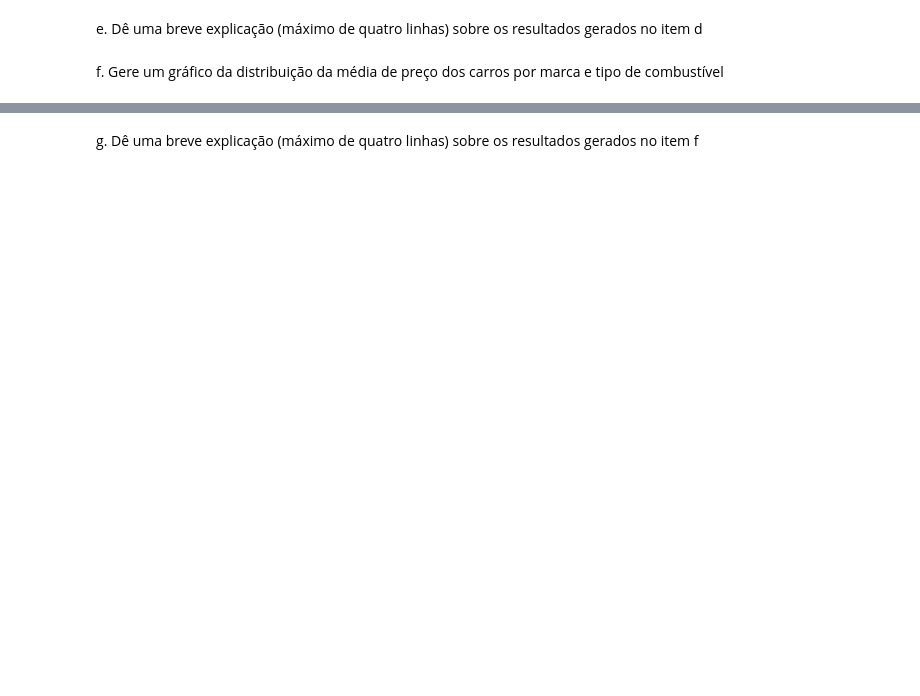
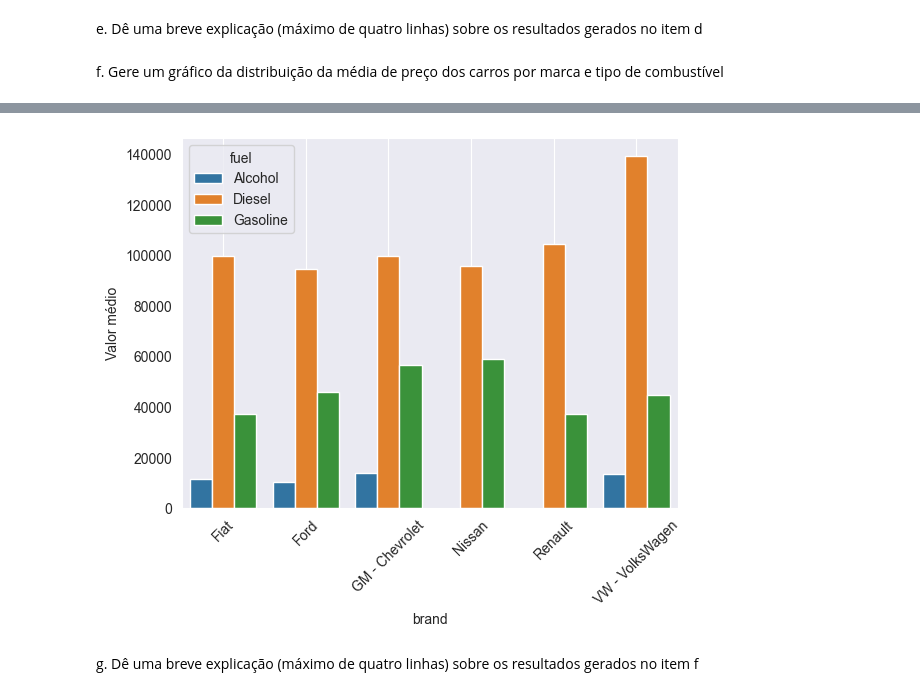
Before and after one commit to Equipe16-IAA/IAA002-TrabalhoFinal, a Jupyter notebook: IAA002_lpa_trabalho.ipynb, the cells around one changed output, grey strips where cells are left out. Drawn from its saved outputs; the diff is of its cells as text; code cells hidden in the pictures; blank space fills up the shorter version.

```diff
--- a/IAA002_lpa_trabalho.ipynb
+++ b/IAA002_lpa_trabalho.ipynb
@@ -305,0 +379,3 @@ f. Gere um gráfico da distribuição da média de preço dos carros por marca e
+# %%
+dados_saida_media = dados.groupby(['brand', 'fuel'])['avg_price_brl'].mean().round(0)
+dados_saida_media.head()
@@ -305,0 +390,3 @@ f. Gere um gráfico da distribuição da média de preço dos carros por marca e
+# %%
+dados_saida_media = dados_saida_media.reset_index(name='Valor médio')
+dados_saida_media.head(30)
@@ -306,2 +411,10 @@ f. Gere um gráfico da distribuição da média de preço dos carros por marca e
+# %%
+#plotar o grafico
+sns.barplot(x='brand', y='Valor médio', hue='fuel', data=dados_saida_media, hue_order=['Alcohol', 'Diesel', 'Gasoline']);
+plt.xticks(rotation=45)
+plt.grid()
+plt.show()
+# %% [output]
+[figure, added]
 # %% [markdown]
 g. Dê uma breve explicação (máximo de quatro linhas) sobre os resultados gerados no item f
```
Also changed, not shown: parts of 14 cells of this notebook, 1 other file.
